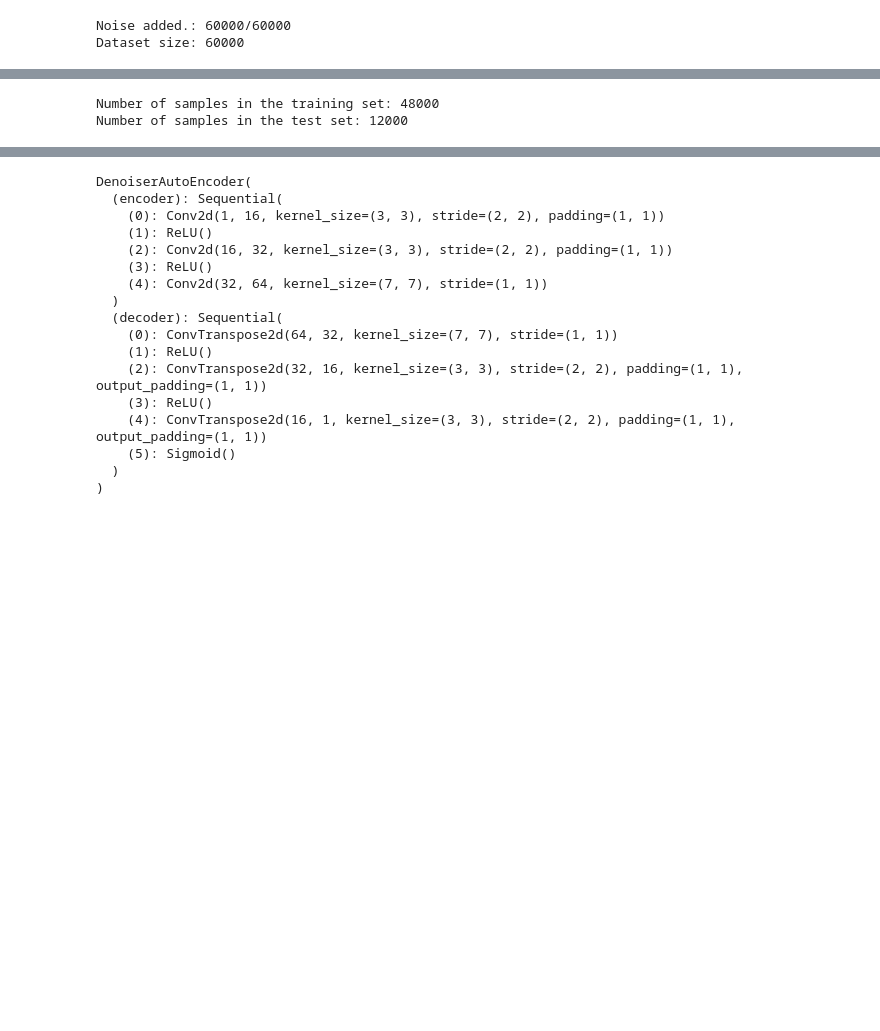
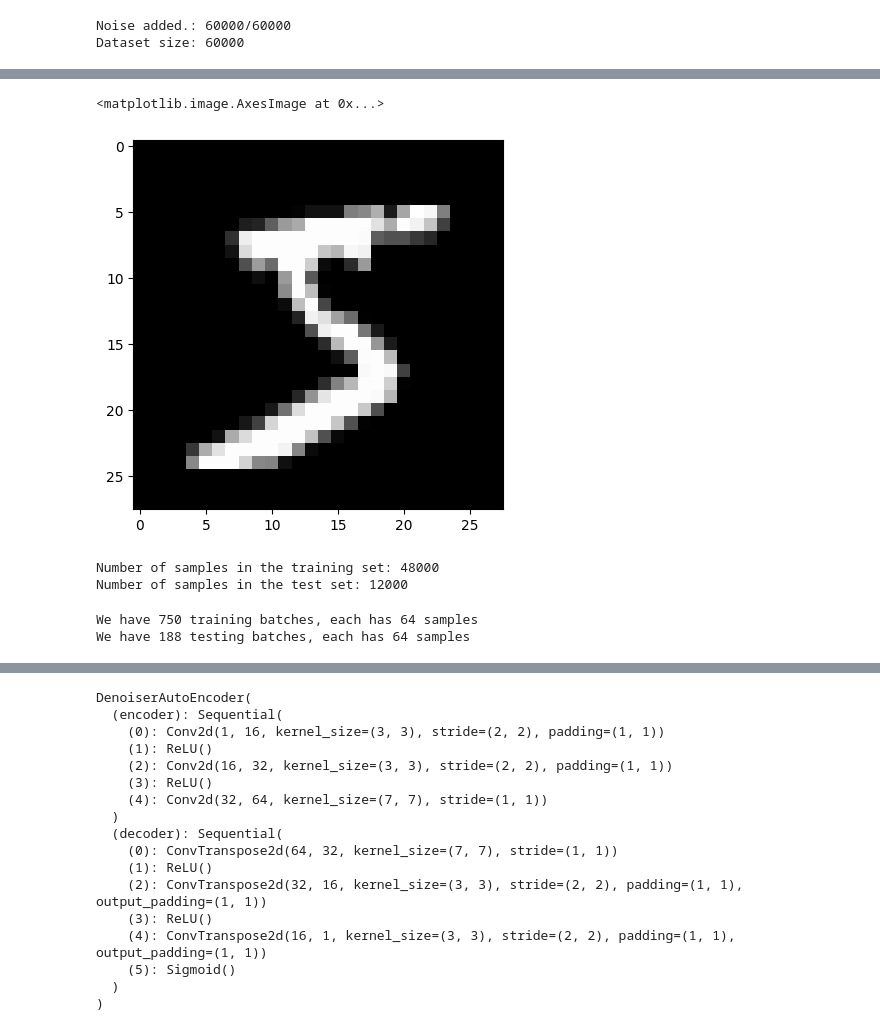
Before and after one commit to Wissemamr/Denoising_autoencoder_in_pytorch, a Jupyter notebook: src/main.ipynb, the cells around one changed output, grey strips where cells are left out. Cells and saved outputs as stored; diff of their text form; code cells hidden in the pictures; blank space fills up the shorter version.

```diff
--- a/src/main.ipynb
+++ b/src/main.ipynb
@@ -98,3 +98,9 @@ Clean Image Shape: torch.Size([1, 28, 28])
+# %%
+plt.imshow(noisy_dataset[0][1].squeeze().numpy(), cmap="gray")
+# plt.imshow(noisy_dataset[0][0].squeeze().numpy(), cmap='gray')
+# %% [output]
+<matplotlib.image.AxesImage at 0x...>
+[figure, added]
 # %%
 random.seed(22)
 torch.manual_seed(22)
@@ -111,3 +117,13 @@ print(f"Number of samples in the test set: {test_size}")
 # %% [output]
 Number of samples in the training set: 48000
 Number of samples in the test set: 12000
+# %%
+print(
+    f"We have {len(train_data_loader)} training batches, each has {train_data_loader.batch_size} samples"
+)
+print(
+    f"We have {len(test_data_loader)} testing batches, each has {train_data_loader.batch_size} samples"
+)
+# %% [output]
+We have 750 training batches, each has 64 samples
+We have 188 testing batches, each has 64 samples
```
Also changed, not shown: parts of 9 cells of this notebook.
